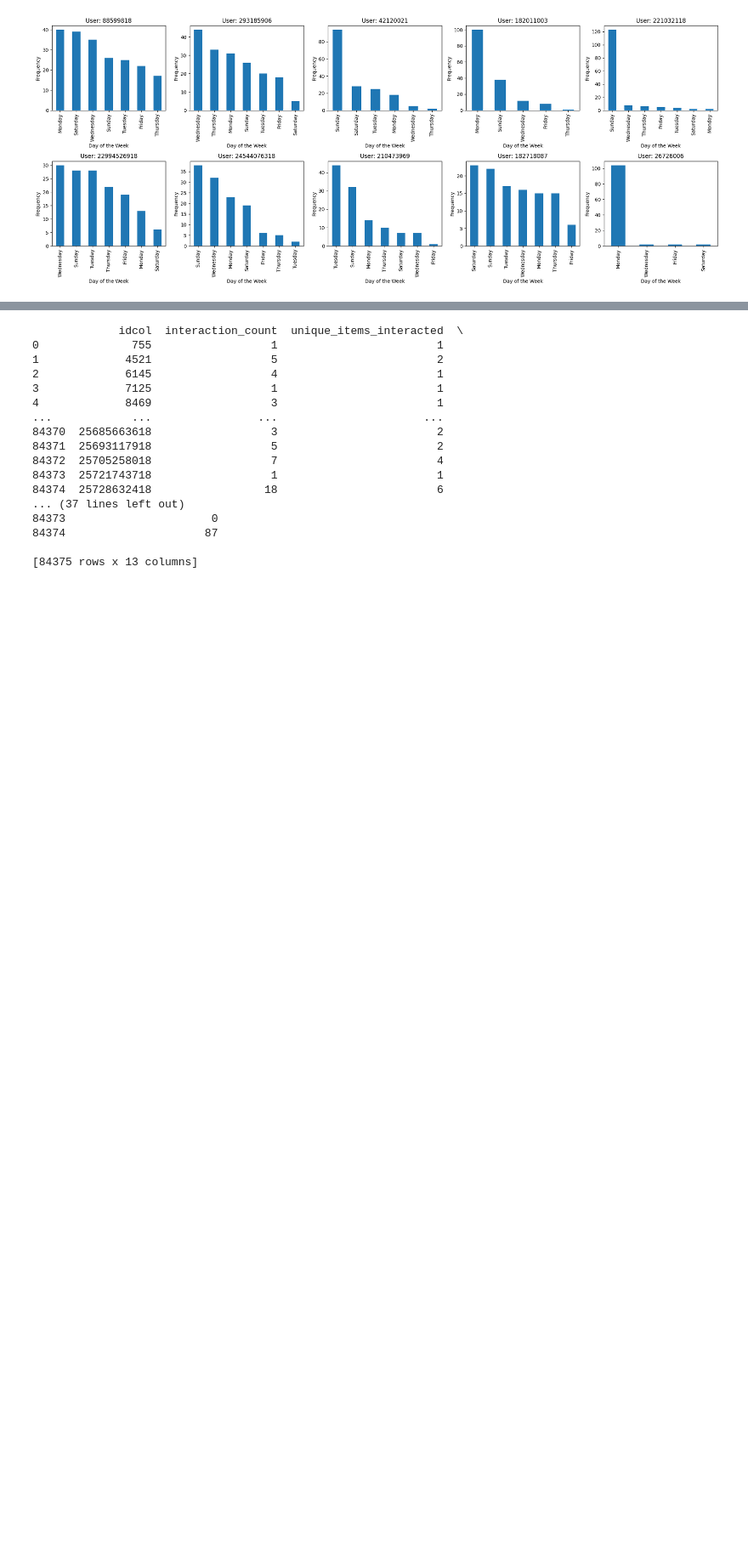
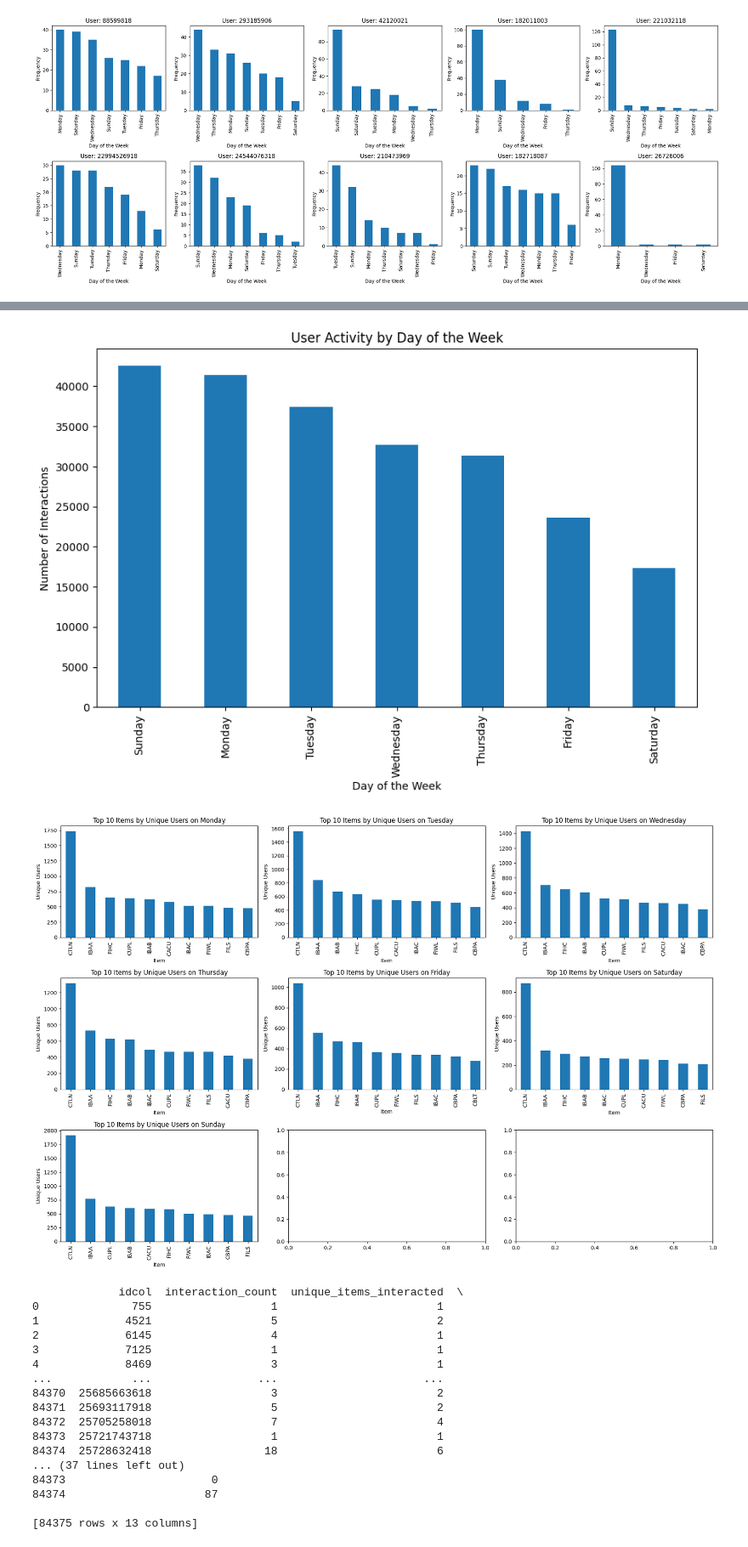
Before and after one commit to lizesteyn/FNBdataquest, a Jupyter notebook: LightFM_eda.ipynb, the cells around one changed output, grey strips where cells are left out. Shown at 85% size. Saved outputs shown, nothing was run; the diff lists cells and outputs as text; code cells hidden in the pictures; blank space fills up the shorter version.

```diff
--- a/LightFM_eda.ipynb
+++ b/LightFM_eda.ipynb
@@ -939,3 +1049,63 @@ plt.show()
+# %%
+import pandas as pd
+import matplotlib.pyplot as plt
+
+# Load the data
+data = pd.read_csv("./fnb_datav2.csv")
+
+# Filter out 'NONE' items
+data = data[data['item'] != 'NONE']
+
+# Remove 'item_descrip' column if it exists
+if 'item_descrip' in data.columns:
+    data = data.drop(columns=["item_descrip"])
+
+# Convert 'int_date' to datetime format
+data['int_date'] = pd.to_datetime(data['int_date'], format='%d%b%Y')
+
+# Extract the day of the week
+data['day_of_week'] = data['int_date'].dt.day_name()
+
+# Calculate the number of interactions per day of the week
+activity_per_day = data['day_of_week'].value_counts()
+
+# Plot activity per day of the week
+plt.figure(figsize=(10, 6))
+activity_per_day.plot(kind='bar')
+plt.xlabel('Day of the Week')
+plt.ylabel('Number of Interactions')
+plt.title('User Activity by Day of the Week')
+plt.show()
+
+# List of days in the order of the week
+days_of_week = ["Monday", "Tuesday", "Wednesday", "Thursday", "Friday", "Saturday", "Sunday"]
+
+# Create subplots for each day of the week
+fig, axs = plt.subplots(3, 3, figsize=(18, 12))  # 3 rows, 3 columns
+
+for i, day in enumerate(days_of_week):
+    # Filter data for the specific day
+    day_data = data[data['day_of_week'] == day]
+
+    # Calculate the number of unique users for each item on the specific day
+    unique_users_per_item = day_data.groupby('item')['idcol'].nunique().sort_values(ascending=False)
+
+    # Select the top 10 items
+    top_10_items = unique_users_per_item.head(10)
+
+    # Plot the number of unique users for each top 10 item, sorted from large to small values
+    ax = axs[i // 3, i % 3]
+    top_10_items.plot(kind='bar', ax=ax)
+    ax.set_xlabel('Item')
+    ax.set_ylabel('Unique Users')
+    ax.set_title(f'Top 10 Items by Unique Users on {day}')
+
+# Adjust layout to prevent overlap
+plt.tight_layout()
+plt.show()
+# %% [output]
+[figure, added]
+[figure, added]
 # %%
 # Load the data
 data = pd.read_csv("./fnb_datav2.csv")
```
Also changed, not shown: parts of 2 cells of this notebook.
